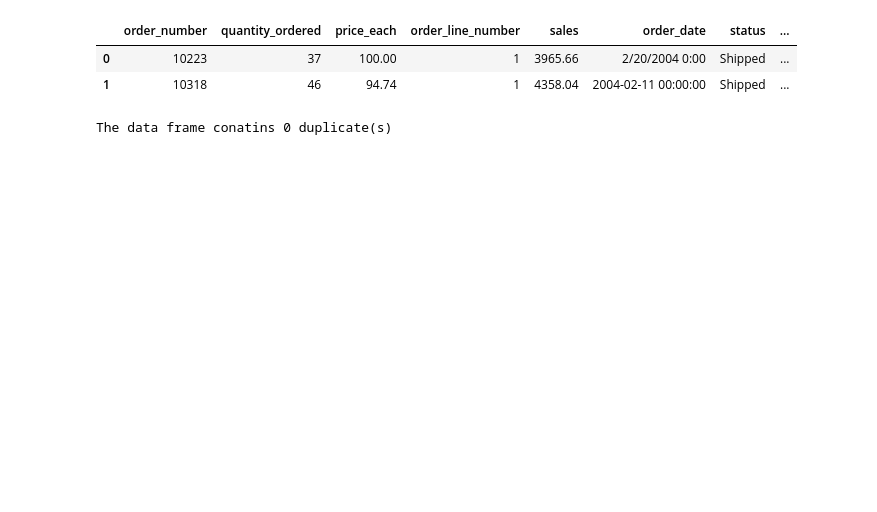
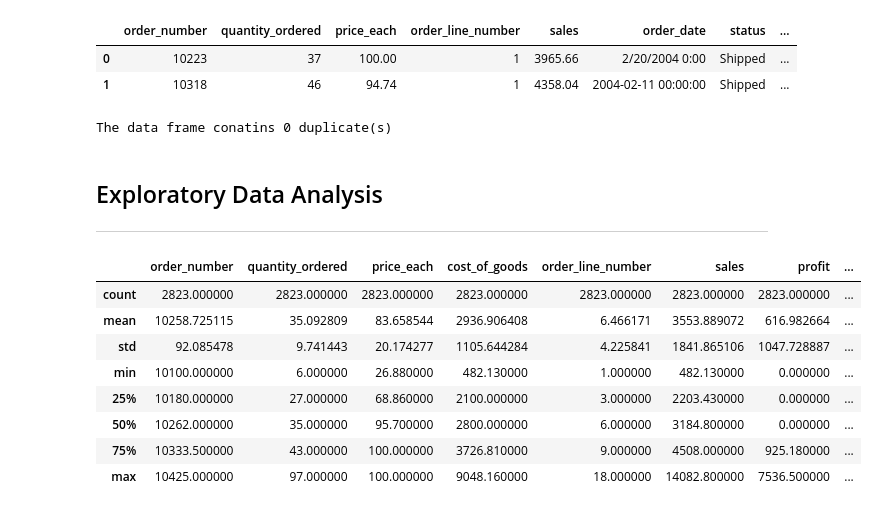
Before and after one commit to Biob-scientist/Sales_analytics, a Jupyter notebook: sales_exploratory_analysis.ipynb, the cells around one changed output. Cells and saved outputs as stored; diff of their text form; code cells hidden in the pictures; blank space fills up the shorter version.

```diff
--- a/sales_exploratory_analysis.ipynb
+++ b/sales_exploratory_analysis.ipynb
@@ -100,3 +107,18 @@ df.head(2)
 print('The data frame conatins {} duplicate(s)'.format (df.duplicated().sum()))
 # %% [output]
 The data frame conatins 0 duplicate(s)
+# %% [markdown]
+## Exploratory Data Analysis
+***
+# %%
+df.describe()
+# %% [output]
+|  | order_number | quantity_ordered | price_each | cost_of_goods | order_line_number | sales | profit | ... |
+| count | 2823.000000 | 2823.000000 | 2823.000000 | 2823.000000 | 2823.000000 | 2823.000000 | 2823.000000 | ... |
+| mean | 10258.725115 | 35.092809 | 83.658544 | 2936.906408 | 6.466171 | 3553.889072 | 616.982664 | ... |
+| std | 92.085478 | 9.741443 | 20.174277 | 1105.644284 | 4.225841 | 1841.865106 | 1047.728887 | ... |
+| min | 10100.000000 | 6.000000 | 26.880000 | 482.130000 | 1.000000 | 482.130000 | 0.000000 | ... |
+| 25% | 10180.000000 | 27.000000 | 68.860000 | 2100.000000 | 3.000000 | 2203.430000 | 0.000000 | ... |
+| 50% | 10262.000000 | 35.000000 | 95.700000 | 2800.000000 | 6.000000 | 3184.800000 | 0.000000 | ... |
+| 75% | 10333.500000 | 43.000000 | 100.000000 | 3726.810000 | 9.000000 | 4508.000000 | 925.180000 | ... |
+| max | 10425.000000 | 97.000000 | 100.000000 | 9048.160000 | 18.000000 | 14082.800000 | 7536.500000 | ... |
```
Also changed, not shown: parts of 6 cells of this notebook.
